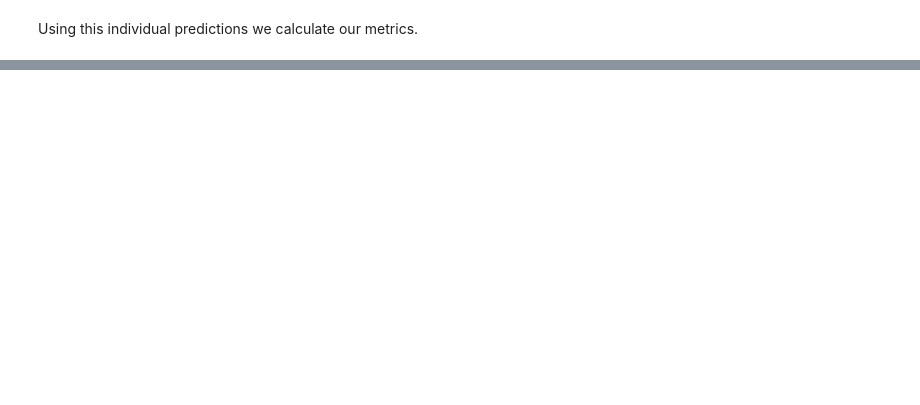
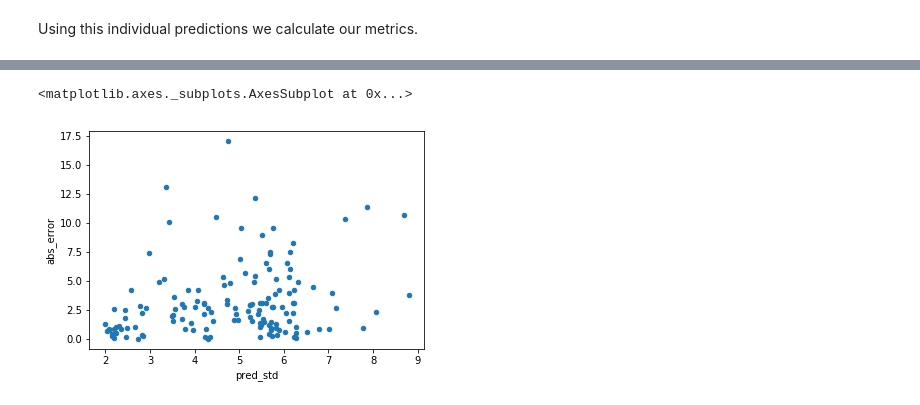
Before and after one commit to byrondennis1/Random-Forest-Prediction-Confidence, a Jupyter notebook: random forest prediction confidence.ipynb, the cells around one changed output, grey strips where cells are left out. Saved outputs shown, nothing was run; the diff lists cells and outputs as text; code cells hidden in the pictures; blank space fills up the shorter version.

```diff
--- a/random forest prediction confidence.ipynb
+++ b/random forest prediction confidence.ipynb
@@ -145,0 +194,23 @@ pred_agg[:5]
+# %%
+preds = np.stack(np.round([t.predict(X_test) for t in rf.estimators_], decimals=2))
+
+pred_agg = []
+count=0
+while count < len(preds.T):
+    pred_agg.append([np.min(preds[:,count]), np.max(preds[:,count]), np.mean(preds[:,count]), np.std(preds[:,count])])
+    count = count + 1
+
+#put prediction metrics into dataframe
+pred_agg_df = pd.DataFrame(pred_agg, columns=['pred_min','pred_max','pred_mean','pred_std'])
+#drop index from test set and put into new variable
+test_results = test_idx.reset_index(drop=True)
+#combine test set with prediction metrics
+test_results = pd.merge(test_results, pred_agg_df, right_index=True, left_index=True)
+#calculate prediction error
+test_results['error'] = test_results.pred_mean - test_results.mpg
+test_results['abs_error'] = abs(test_results.error)
+# %%
+test_results.plot.scatter('pred_std', 'abs_error')
+# %% [output]
+<matplotlib.axes._subplots.AxesSubplot at 0x...>
+[figure, added]
```
Also changed, not shown: parts of 17 cells of this notebook.
